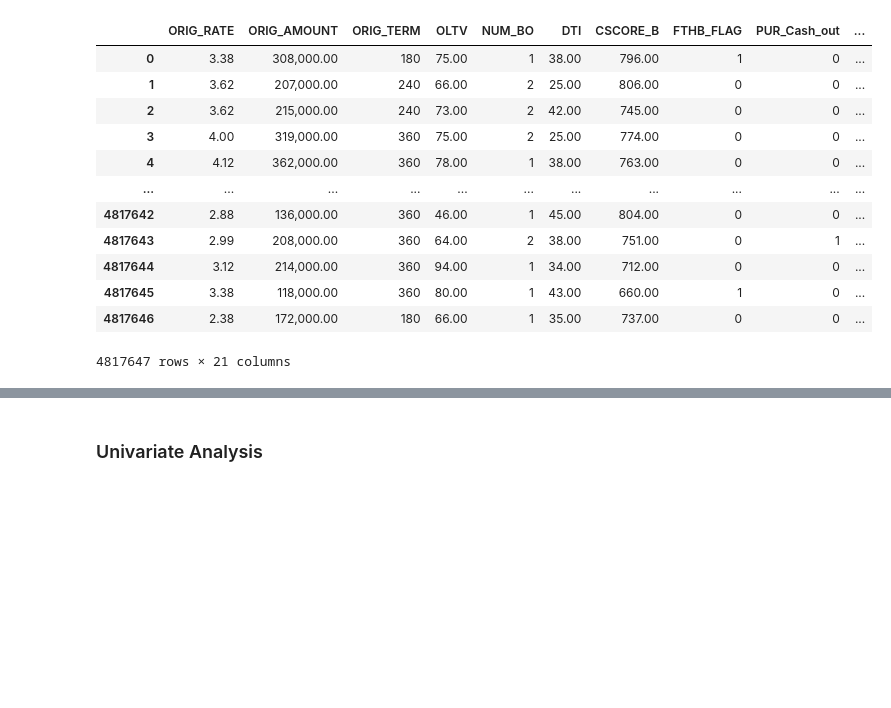
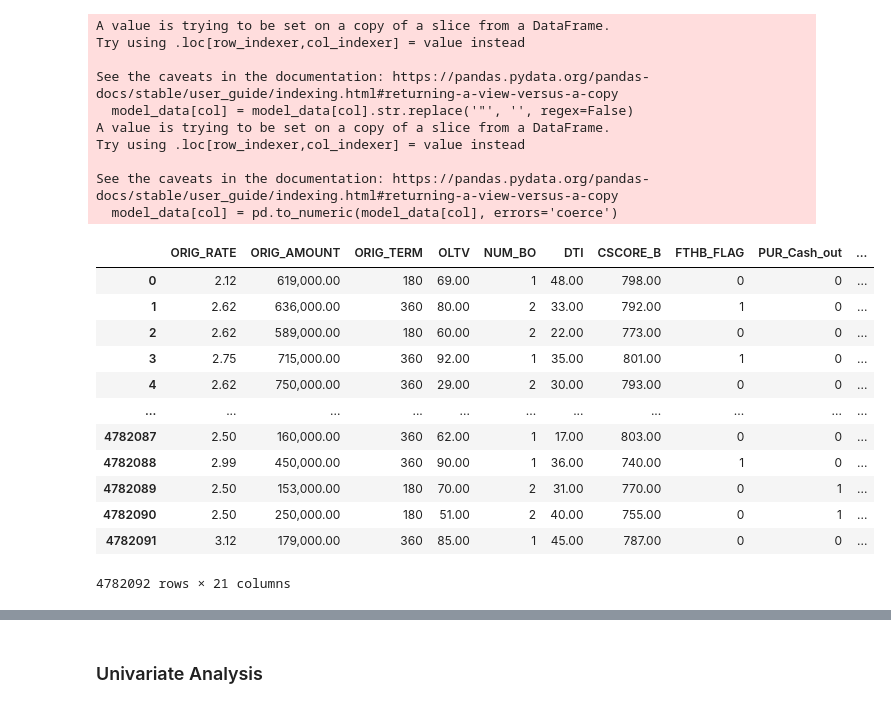
Before and after one commit to MIE479-2024/msf-capstone-crm, a Jupyter notebook: default_modelling/XGBoost/xgboost_train.ipynb, the cells around one changed output, grey strips where cells are left out. Saved outputs shown, nothing was run; the diff lists cells and outputs as text; code cells hidden in the pictures; blank space fills up the shorter version.

Commit message:
rerun xgboost with 2021 data

```diff
--- a/default_modelling/XGBoost/xgboost_train.ipynb
+++ b/default_modelling/XGBoost/xgboost_train.ipynb
@@ -45,50 +29,60 @@ from sklearn.metrics import accuracy_score, classification_report, roc_auc_score
 import skopt
 # %%
 #Seaborn settings for visualizations!
-rc = {
-    "axes.facecolor": "#f7f9fc",
-    "figure.facecolor": "#f7f9fc",
-    "axes.edgecolor": "#000000",
-    "grid.color": "#EBEBE7",
-    "font.family": "serif",
-    "axes.labelcolor": "#000000",
-    "xtick.color": "#000000",
-    "ytick.color": "#000000",
-    "grid.alpha": 0.4
-}
+# rc = {
+#     "axes.facecolor": "#f7f9fc",
+#     "figure.facecolor": "#f7f9fc",
+#     "axes.edgecolor": "#000000",
+#     "grid.color": "#EBEBE7",
+#     "font.family": "serif",
+#     "axes.labelcolor": "#000000",
+#     "xtick.color": "#000000",
+#     "ytick.color": "#000000",
+#     "grid.alpha": 0.4
+# }
 
-default_palette = 'YlOrRd'
+# default_palette = 'YlOrRd'
 
-sns.set(rc=rc)
-pd.set_option('display.max_columns',35)
-pd.options.display.float_format = '{:,.2f}'.format
+# sns.set(rc=rc)
+# pd.set_option('display.max_columns',35)
+# pd.options.display.float_format = '{:,.2f}'.format
 # %%
-file_name = '/content/2020_stat.csv'
+file_name = './../../../dataset/2021_stat.csv'
 table = pd.read_csv(file_name, quoting=csv.QUOTE_NONE, on_bad_lines='skip').dropna()
 
 for col in table.columns:
   table.columns = table.columns.str.replace('"', '')
 
 model_data = table[[ 'ORIG_RATE', 'ORIG_AMOUNT', 'ORIG_TERM', 'OLTV', 'NUM_BO', 'DTI', 'CSCORE_B','FTHB_FLAG', 'PUR_Cash_out', 'PUR_Refinance', 'PUR_Purchase', 'NUM_UNIT', 'OCC_Principal', 'OCC_Second', 'OCC_Investor', 'MI_PCT', 'DLQ_30_FLAG', 'DLQ_90_FLAG', 'Ongoing', 'Current_DLQ', 'Prepaid_Matured']]
 for col in model_data.select_dtypes(include=['object']).columns:
     model_data[col] = model_data[col].str.replace('"', '', regex=False)
     model_data[col] = pd.to_numeric(model_data[col], errors='coerce')
 model_data = model_data.dropna()
 model_data
 # %% [output]
+A value is trying to be set on a copy of a slice from a DataFrame.
+Try using .loc[row_indexer,col_indexer] = value instead
+
+See the caveats in the documentation: https://pandas.pydata.org/pandas-docs/stable/user_guide/indexing.html#returning-a-view-versus-a-copy
+  model_data[col] = model_data[col].str.replace('"', '', regex=False)
+A value is trying to be set on a copy of a slice from a DataFrame.
+Try using .loc[row_indexer,col_indexer] = value instead
+
+See the caveats in the documentation: https://pandas.pydata.org/pandas-docs/stable/user_guide/indexing.html#returning-a-view-versus-a-copy
+  model_data[col] = pd.to_numeric(model_data[col], errors='coerce')
 |  | ORIG_RATE | ORIG_AMOUNT | ORIG_TERM | OLTV | NUM_BO | DTI | CSCORE_B | FTHB_FLAG | PUR_Cash_out | ... |
-| 0 | 3.38 | 308,000.00 | 180 | 75.00 | 1 | 38.00 | 796.00 | 1 | 0 | ... |
-| 1 | 3.62 | 207,000.00 | 240 | 66.00 | 2 | 25.00 | 806.00 | 0 | 0 | ... |
-| 2 | 3.62 | 215,000.00 | 240 | 73.00 | 2 | 42.00 | 745.00 | 0 | 0 | ... |
-| 3 | 4.00 | 319,000.00 | 360 | 75.00 | 2 | 25.00 | 774.00 | 0 | 0 | ... |
-| 4 | 4.12 | 362,000.00 | 360 | 78.00 | 1 | 38.00 | 763.00 | 0 | 0 | ... |
+| 0 | 2.12 | 619,000.00 | 180 | 69.00 | 1 | 48.00 | 798.00 | 0 | 0 | ... |
+| 1 | 2.62 | 636,000.00 | 360 | 80.00 | 2 | 33.00 | 792.00 | 1 | 0 | ... |
+| 2 | 2.62 | 589,000.00 | 180 | 60.00 | 2 | 22.00 | 773.00 | 0 | 0 | ... |
+| 3 | 2.75 | 715,000.00 | 360 | 92.00 | 1 | 35.00 | 801.00 | 1 | 0 | ... |
+| 4 | 2.62 | 750,000.00 | 360 | 29.00 | 2 | 30.00 | 793.00 | 0 | 0 | ... |
 | ... | ... | ... | ... | ... | ... | ... | ... | ... | ... | ... |
-| 4817642 | 2.88 | 136,000.00 | 360 | 46.00 | 1 | 45.00 | 804.00 | 0 | 0 | ... |
-| 4817643 | 2.99 | 208,000.00 | 360 | 64.00 | 2 | 38.00 | 751.00 | 0 | 1 | ... |
-| 4817644 | 3.12 | 214,000.00 | 360 | 94.00 | 1 | 34.00 | 712.00 | 0 | 0 | ... |
-| 4817645 | 3.38 | 118,000.00 | 360 | 80.00 | 1 | 43.00 | 660.00 | 1 | 0 | ... |
-| 4817646 | 2.38 | 172,000.00 | 180 | 66.00 | 1 | 35.00 | 737.00 | 0 | 0 | ... |
+| 4782087 | 2.50 | 160,000.00 | 360 | 62.00 | 1 | 17.00 | 803.00 | 0 | 0 | ... |
+| 4782088 | 2.99 | 450,000.00 | 360 | 90.00 | 1 | 36.00 | 740.00 | 1 | 0 | ... |
+| 4782089 | 2.50 | 153,000.00 | 180 | 70.00 | 2 | 31.00 | 770.00 | 0 | 1 | ... |
+| 4782090 | 2.50 | 250,000.00 | 180 | 51.00 | 2 | 40.00 | 755.00 | 0 | 1 | ... |
+| 4782091 | 3.12 | 179,000.00 | 360 | 85.00 | 1 | 45.00 | 787.00 | 0 | 0 | ... |
-4817647 rows × 21 columns
+4782092 rows × 21 columns
 # %%
 # Definition of Bad Loans: once had a 90-day delinquency in performance history
 # Definition of Good Loans: no delinquency and continuous payments up to current
```
Also changed, not shown: parts of 10 cells of this notebook.
